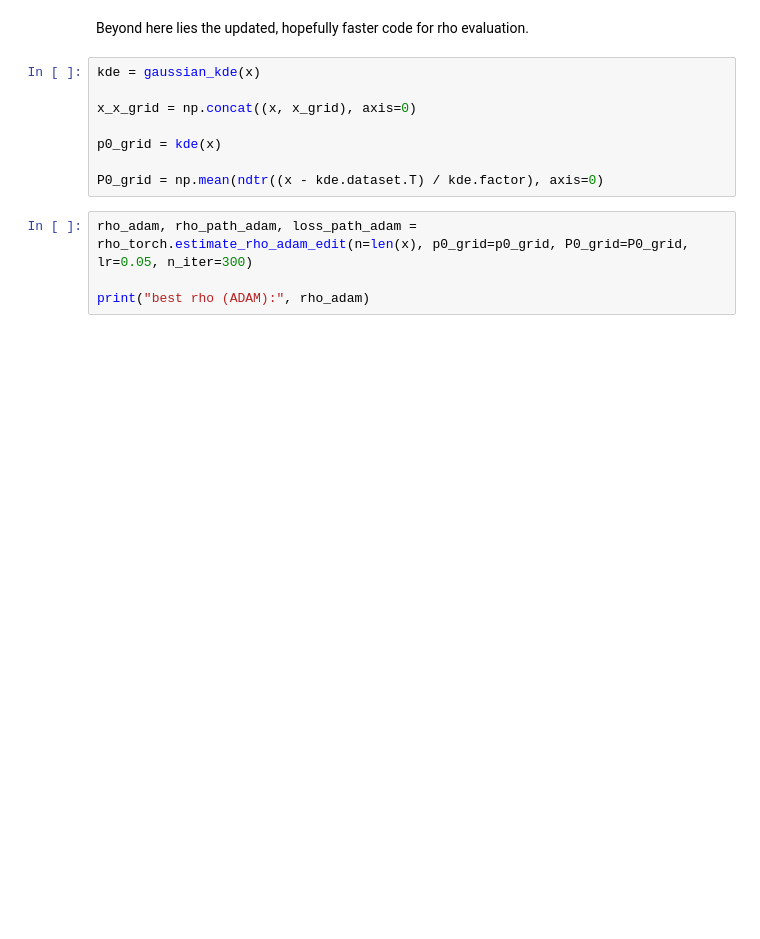
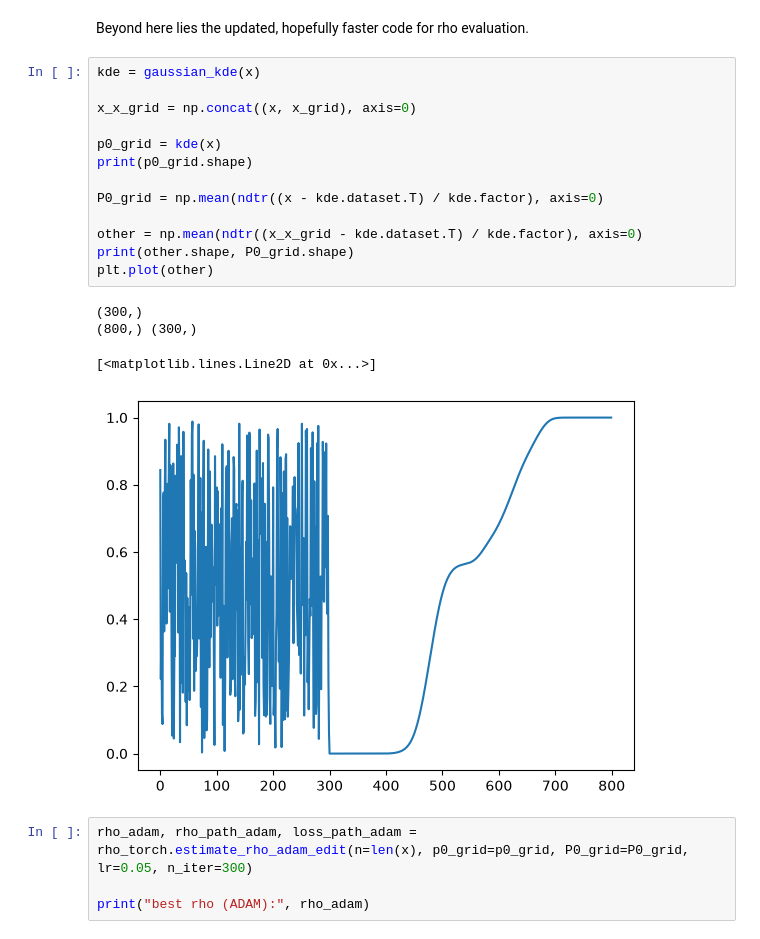
Before and after one commit to chaeyunkimm/dissertation, a Jupyter notebook: experiments.ipynb, the cells around one changed output. Saved outputs shown, nothing was run; the diff lists cells and outputs as text; blank space fills up the shorter version.

```diff
--- a/experiments.ipynb
+++ b/experiments.ipynb
@@ -136,11 +141,21 @@ Beyond here lies the updated, hopefully faster code for rho evaluation.
 # %%
 kde = gaussian_kde(x)
 
 x_x_grid = np.concat((x, x_grid), axis=0)
 
 p0_grid = kde(x)
+print(p0_grid.shape)
 
 P0_grid = np.mean(ndtr((x - kde.dataset.T) / kde.factor), axis=0)
+
+other = np.mean(ndtr((x_x_grid - kde.dataset.T) / kde.factor), axis=0)
+print(other.shape, P0_grid.shape)
+plt.plot(other)
+# %% [output]
+(300,)
+(800,) (300,)
+[<matplotlib.lines.Line2D at 0x...>]
+[figure, added]
 # %%
 rho_adam, rho_path_adam, loss_path_adam = rho_torch.estimate_rho_adam_edit(n=len(x), p0_grid=p0_grid, P0_grid=P0_grid, lr=0.05, n_iter=300)
 
```
Also changed, not shown: parts of 2 cells of this notebook, 1 other file.
